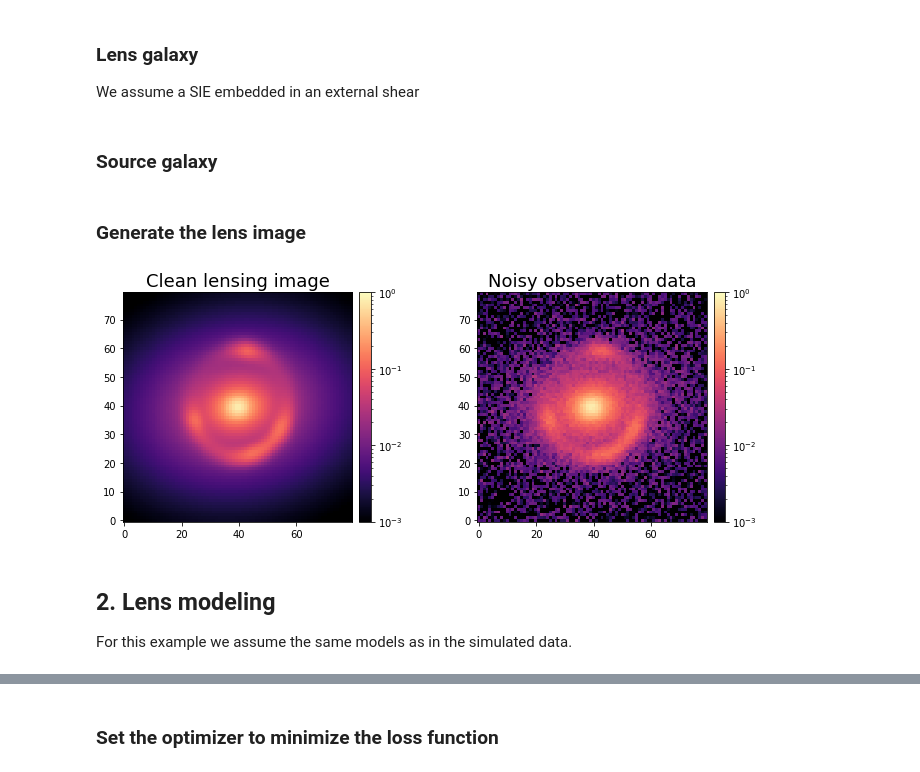
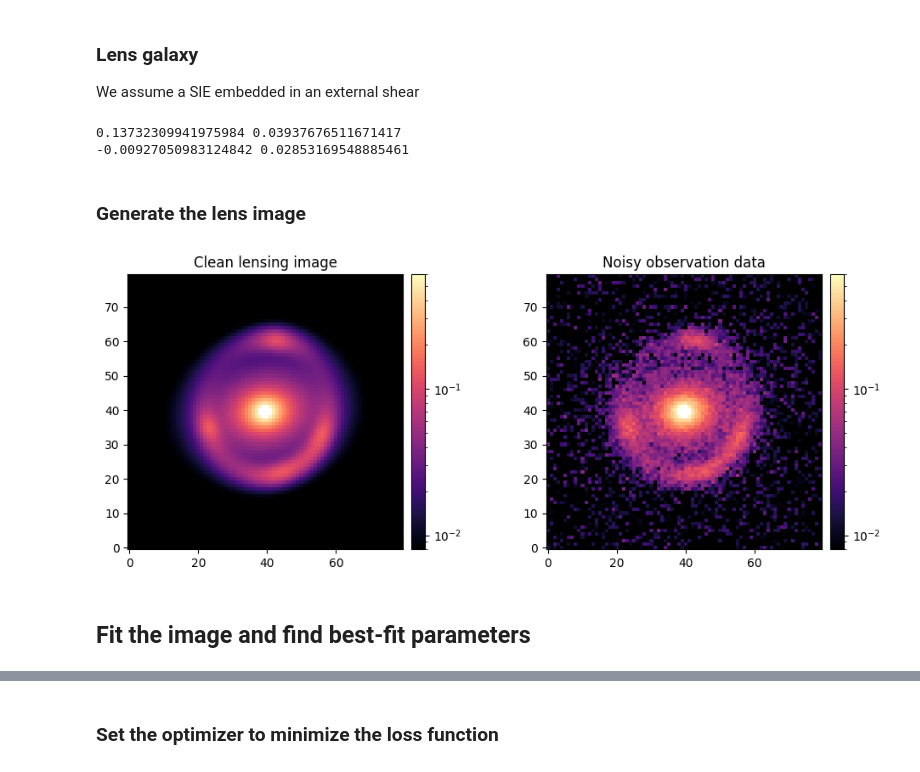
Before and after one commit to Herculens/herculens_workspace, a Jupyter notebook: notebooks/herculens__Starting_guide.ipynb, the cells around one changed output, grey strips where cells are left out. Drawn from its saved outputs; the diff is of its cells as text; code cells hidden in the pictures.

```diff
--- a/notebooks/herculens__Starting_guide.ipynb
+++ b/notebooks/herculens__Starting_guide.ipynb
@@ -142,8 +141,10 @@ phi_ext = 54.0
 gamma_ext = 0.03
 # conversion to polar coordinates
 gamma1, gamma2 = param_util.shear_polar2cartesian(phi_ext * np.pi / 180, gamma_ext)
+print(e1, e2)
+print(gamma1, gamma2)
 kwargs_lens_input = [
-    {'theta_E': 1.4, 'e1': e1, 'e2': e2, 'center_x': cx0, 'center_y': cy0},  # SIE
+    {'theta_E': 1.5, 'e1': e1, 'e2': e2, 'center_x': cx0, 'center_y': cy0},  # SIE
     {'gamma1': gamma1, 'gamma2': gamma2, 'ra_0': 0.0, 'dec_0': 0.0}  # external shear
 ]
 #pprint(kwargs_lens_input)
@@ -155,12 +156,14 @@ kwargs_lens_light_input = [
     {'amp': 8.0, 'R_sersic': 1.0, 'n_sersic': 3., 'e1': e1, 'e2': e2, 'center_x': cx0, 'center_y': cy0}
 ]
 #pprint(kwargs_lens_light_input)
+
+# Source light
+source_model_input = LightModel(['SERSIC_ELLIPSE'])
+kwargs_source_input = [
+    {'amp': 4.0, 'R_sersic': 0.2, 'n_sersic': 2., 'e1': 0.05, 'e2': 0.05, 'center_x': 0.05, 'center_y': 0.1}
+]
+# %% [output]
+0.13732309941975984 0.03937676511671417
+-0.00927050983124842 0.02853169548885461
-# %% [markdown]
-### Source galaxy
-# %%
-source_model_input = LightModel(['SERSIC'])
-kwargs_source_input = [
-    {'amp': 8.0, 'R_sersic': 0.1, 'n_sersic': 1.5, 'center_x': 0.05, 'center_y': 0.1}
-]
 # %% [markdown]
 ### Generate the lens image
@@ -167,28 +188,22 @@ kwargs_source_input = [
+# %%
+# Plotting engine
+plotter = Plotter(flux_vmin=8e-3, flux_vmax=6e-1)
+
+# inform the plotter of the data and, if any, the true source
+plotter.set_data(data)
+
+source_input = lens_image_simu.source_surface_brightness(kwargs_source_input, de_lensed=True, unconvolved=True)
+plotter.set_ref_source(source_input)
 # %%
-# Generate a lensed image based on source and lens models
-kwargs_numerics_simu = {'supersampling_factor': 5}
-lens_image_simu = LensImage(pixel_grid, psf, noise_class=noise,
-                         lens_mass_model_class=lens_mass_model_input,
-                         source_model_class=source_model_input,
-                         lens_light_model_class=lens_light_model_input,
-                         kwargs_numerics=kwargs_numerics_simu)
-
-kwargs_all_input = dict(kwargs_lens=kwargs_lens_input,
-                        kwargs_source=kwargs_source_input,
-                        kwargs_lens_light=kwargs_lens_light_input)
-image = lens_image_simu.model(**kwargs_all_input)
-
-data = lens_image_simu.simulation(**kwargs_all_input, compute_true_noise_map=True, noise_seed=42)
-
 # visualize simulated products
 fig, (ax1, ax2) = plt.subplots(1, 2, figsize=(10, 4))
 img1 = ax1.imshow(image, origin='lower', norm=plotter.norm_flux, cmap=plotter.cmap_flux)
 plot_util.nice_colorbar(img1)
-ax1.set_title("Clean lensing image", fontsize=FS)
+ax1.set_title("Clean lensing image")
 img2 = ax2.imshow(data, origin='lower', norm=plotter.norm_flux, cmap=plotter.cmap_flux)
-ax2.set_title("Noisy observation data", fontsize=FS)
+ax2.set_title("Noisy observation data")
 plot_util.nice_colorbar(img2)
 fig.tight_layout()
 plt.show()
 # %% [output]
-[figure, old version]
+[figure, new version]
@@ -201,5 +210,3 @@ plotter.set_ref_source(source_input)
-# %% [markdown]
-## 2. Lens modeling
-
-For this example we assume the same models as in the simulated data.
+# %% [markdown]
+## Fit the image and find best-fit parameters
 # %%
```
Also changed, not shown: parts of 77 cells of this notebook, 3 other files.
